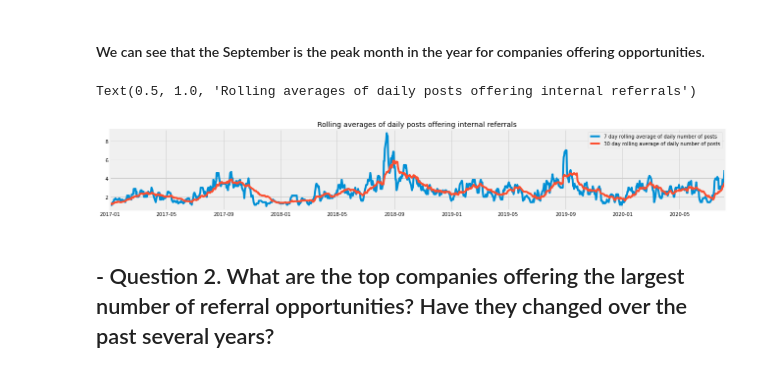
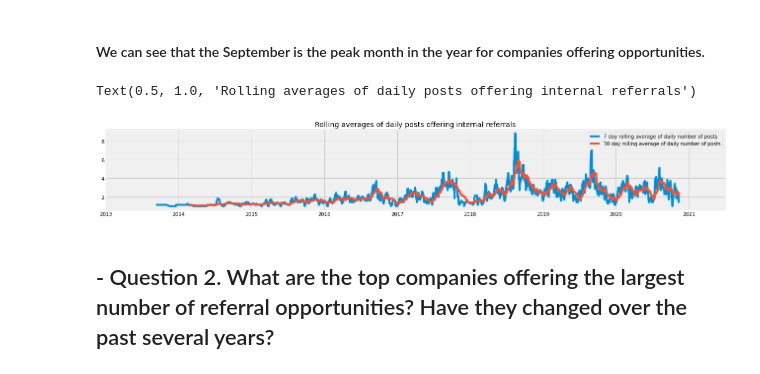
Before and after one commit to zhensongren/1p3a-scraper, a Jupyter notebook: 1p3a_referrals_US_analysis.ipynb, the cells around one changed output. Saved outputs shown, nothing was run; the diff lists cells and outputs as text; code cells hidden in the pictures.

```diff
--- a/1p3a_referrals_US_analysis.ipynb
+++ b/1p3a_referrals_US_analysis.ipynb
@@ -132,19 +123,19 @@ df_monthly_counts.head()
 # %%
 df_new = df.groupby('Date').count()
 
 daily_post_avg_7 = df_new.rolling(7).mean()['Poster']
 daily_post_avg_30 = df_new.rolling(28).mean()['Poster']
 
 plt.figure(figsize=(20, 3))
 plt.plot(daily_post_avg_7, label='7 day rolling average of daily number of posts')
 plt.plot(daily_post_avg_30, label='30 day rolling average of daily number of posts')
-plt.xlim((pd.to_datetime('2017-01-01'), pd.to_datetime(time.ctime())))
+plt.xlim((pd.to_datetime('2013-01-01'), pd.to_datetime('2021-07-01')))
 plt.legend()
 plt.title('Rolling averages of daily posts offering internal referrals')
 # plt.xticks([0, 1, 2], ['January', 'February', 'March'])
 # %% [output]
 Text(0.5, 1.0, 'Rolling averages of daily posts offering internal referrals')
-[figure, old version]
+[figure, new version]
 # %% [markdown]
 ## - Question 2. What are the top companies offering the largest number of referral opportunities? Have they changed over the past several years?
 # %%
```
Also changed, not shown: parts of 14 cells of this notebook, 6 other files.
